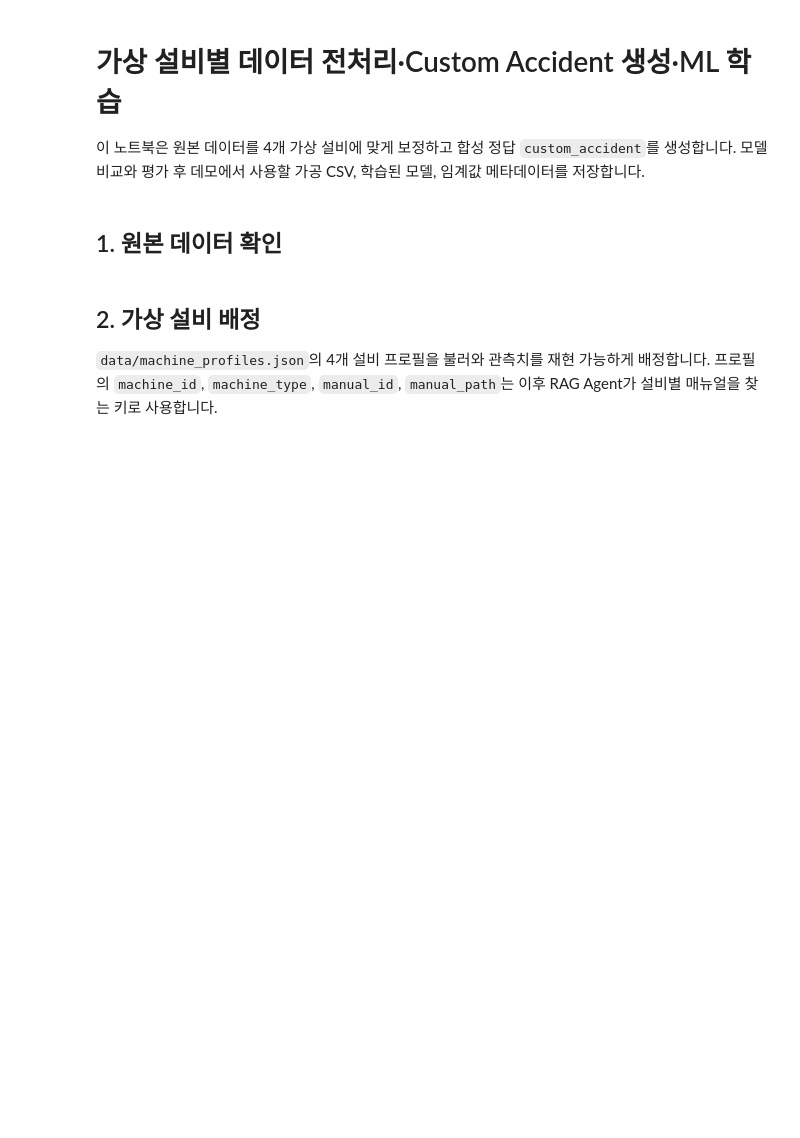
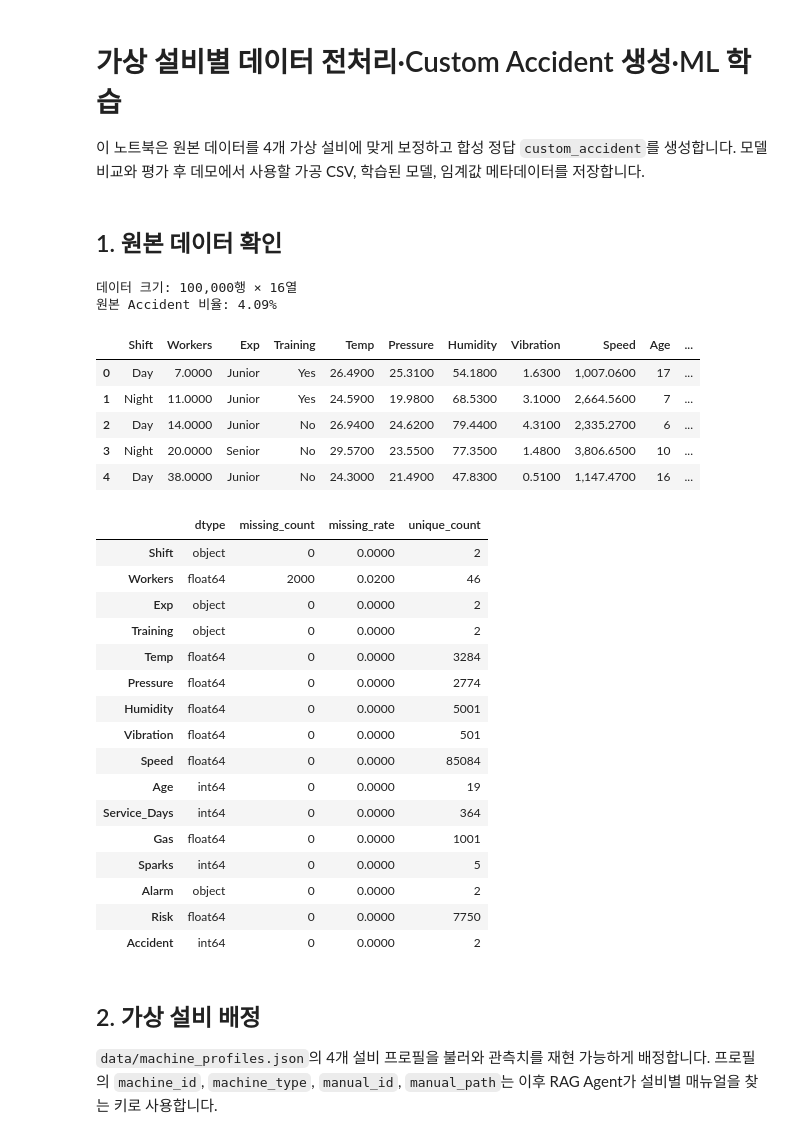
Before and after one commit to su9940-cmd/middleproject, a Jupyter notebook: industrial_fire_custom_accident_ml.ipynb, the cells around one changed output. Cells and saved outputs as stored; diff of their text form; code cells hidden in the pictures; blank space fills up the shorter version.

```diff
--- a/industrial_fire_custom_accident_ml.ipynb
+++ b/industrial_fire_custom_accident_ml.ipynb
@@ -44,19 +44,48 @@ rng = np.random.default_rng(RANDOM_STATE)
 ## 1. 원본 데이터 확인
 # %%
 df = pd.read_csv(DATA_PATH)
-df['timestamp'] = pd.to_datetime(df['Date'] + ' ' + df['Time'], errors='coerce')
-df = df.sort_values('timestamp').reset_index(drop=True)
+
+# 원본의 Date/Time은 여러 공장 관측이 섞인 시각이므로 사용하지 않습니다.
+# Factory/Region도 단일 공장 내 4개 설비 데모 범위에서 제외합니다.
+removed_source_columns = ['Date', 'Time', 'Factory', 'Region']
+df = df.drop(columns=removed_source_columns).reset_index(drop=True)
 
 quality = pd.DataFrame({
     'dtype': df.dtypes.astype(str),
     'missing_count': df.isna().sum(),
     'missing_rate': df.isna().mean(),
     'unique_count': df.nunique(dropna=False),
 })
 print(f'데이터 크기: {len(df):,}행 × {df.shape[1]}열')
 print(f"원본 Accident 비율: {df['Accident'].mean():.2%}")
 display(df.head())
 display(quality)
+# %% [output]
+데이터 크기: 100,000행 × 16열
+원본 Accident 비율: 4.09%
+|  | Shift | Workers | Exp | Training | Temp | Pressure | Humidity | Vibration | Speed | Age | ... |
+| 0 | Day | 7.0000 | Junior | Yes | 26.4900 | 25.3100 | 54.1800 | 1.6300 | 1,007.0600 | 17 | ... |
+| 1 | Night | 11.0000 | Junior | Yes | 24.5900 | 19.9800 | 68.5300 | 3.1000 | 2,664.5600 | 7 | ... |
+| 2 | Day | 14.0000 | Junior | No | 26.9400 | 24.6200 | 79.4400 | 4.3100 | 2,335.2700 | 6 | ... |
+| 3 | Night | 20.0000 | Senior | No | 29.5700 | 23.5500 | 77.3500 | 1.4800 | 3,806.6500 | 10 | ... |
+| 4 | Day | 38.0000 | Junior | No | 24.3000 | 21.4900 | 47.8300 | 0.5100 | 1,147.4700 | 16 | ... |
+|  | dtype | missing_count | missing_rate | unique_count |
+| Shift | object | 0 | 0.0000 | 2 |
+| Workers | float64 | 2000 | 0.0200 | 46 |
+| Exp | object | 0 | 0.0000 | 2 |
+| Training | object | 0 | 0.0000 | 2 |
+| Temp | float64 | 0 | 0.0000 | 3284 |
+| Pressure | float64 | 0 | 0.0000 | 2774 |
+| Humidity | float64 | 0 | 0.0000 | 5001 |
+| Vibration | float64 | 0 | 0.0000 | 501 |
+| Speed | float64 | 0 | 0.0000 | 85084 |
+| Age | int64 | 0 | 0.0000 | 19 |
+| Service_Days | int64 | 0 | 0.0000 | 364 |
+| Gas | float64 | 0 | 0.0000 | 1001 |
+| Sparks | int64 | 0 | 0.0000 | 5 |
+| Alarm | object | 0 | 0.0000 | 2 |
+| Risk | float64 | 0 | 0.0000 | 7750 |
+| Accident | int64 | 0 | 0.0000 | 2 |
 # %% [markdown]
 ## 2. 가상 설비 배정
 
```
Also changed, not shown: parts of 11 cells of this notebook, 4 other files.
